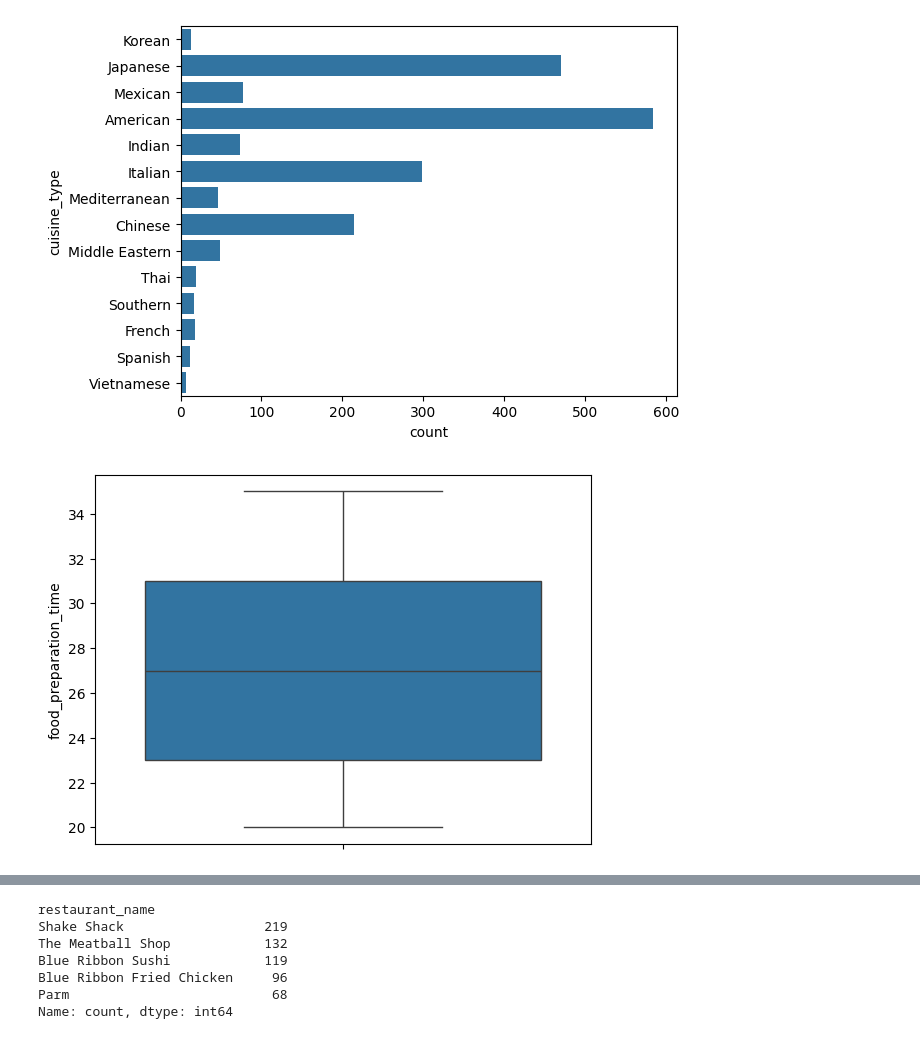
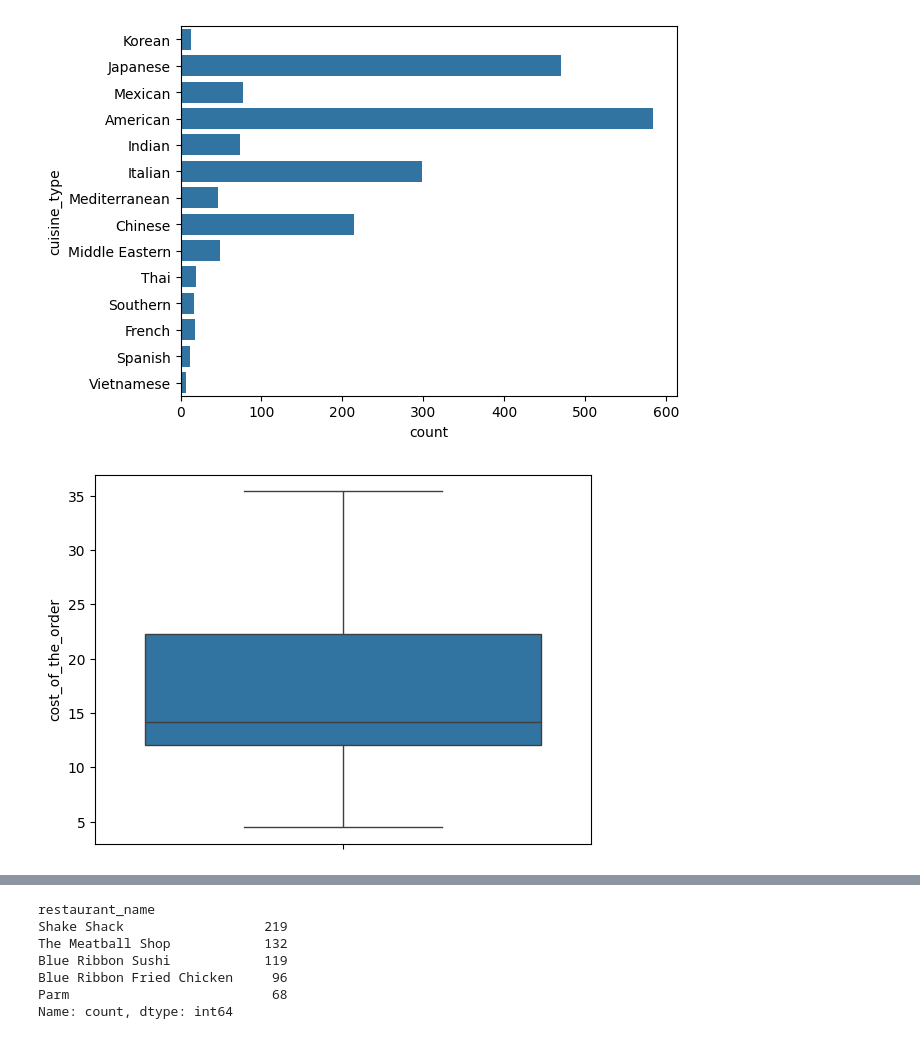
Before and after one commit to MichyBliss/Food-Hub, a Jupyter notebook: FoodHub_workbook.ipynb, the cells around one changed output, grey strips where cells are left out. Cells and saved outputs as stored; diff of their text form; code cells hidden in the pictures.

```diff
--- a/FoodHub_workbook.ipynb
+++ b/FoodHub_workbook.ipynb
@@ -104,7 +113,7 @@ plt.show()
 [figure]
 # %%
 #  boxplots
-sns.boxplot(df['food_preparation_time'])
+sns.boxplot(df['cost_of_the_order'])
 plt.show()
 # %% [output]
-[figure, old version]
+[figure, new version]
```
Also changed, not shown: parts of 18 cells of this notebook.
